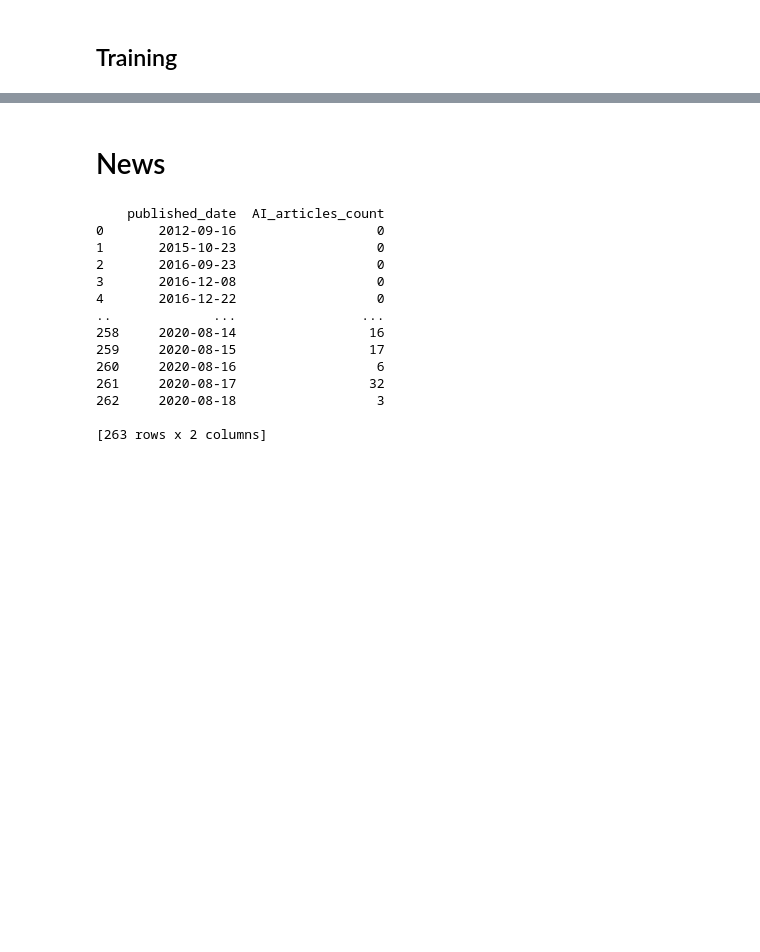
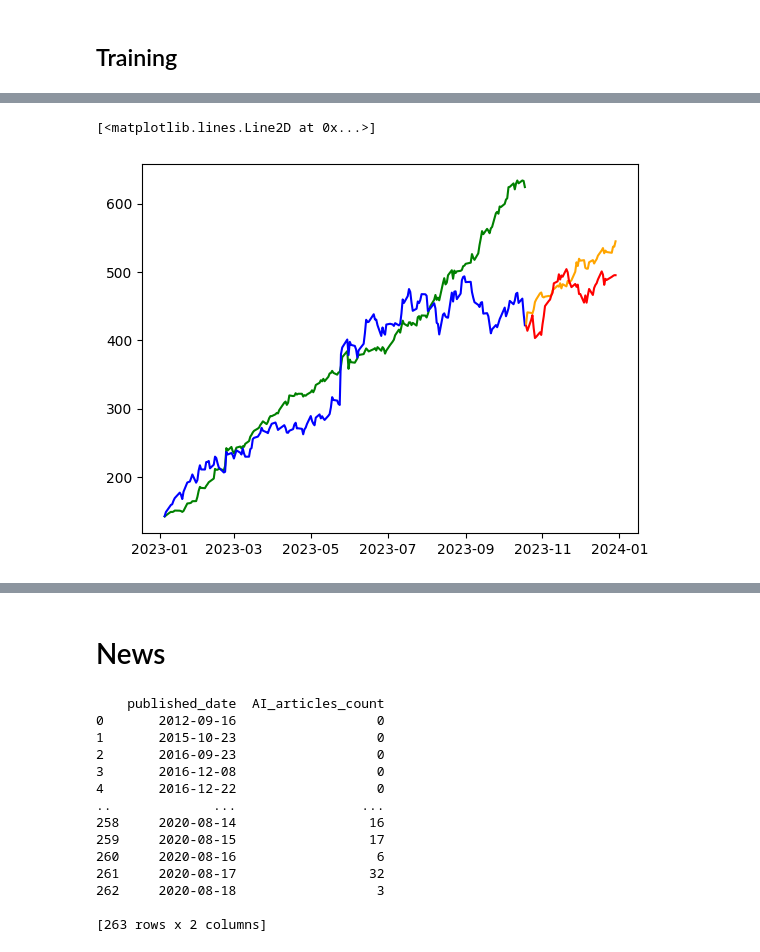
Before and after one commit to GustavLundberg1/LSTM-Neural-Network-for-Stock-Market-prediciton, a Jupyter notebook: main.ipynb, the cells around one changed output, grey strips where cells are left out. Drawn from its saved outputs; the diff is of its cells as text; code cells hidden in the pictures; blank space fills up the shorter version.

```diff
--- a/main.ipynb
+++ b/main.ipynb
@@ -605,3 +607,13 @@ plt.legend(['Validation Predictions', 'Validation Observations'])
+# %%
+plt.plot(dates_train, train_predictions, color='green')
+plt.plot(dates_train, real_observations, color='blue')
+
+# Plot the validation predictions and observations
+plt.plot(dates_val, val_predictions, color='orange')
+plt.plot(dates_val, real_observations_val, color='red')
+# %% [output]
+[<matplotlib.lines.Line2D at 0x...>]
+[figure, added]
 # %%
 from keras.models import load_model
 from keras.optimizers import Adam
```
Also changed, not shown: parts of 20 cells of this notebook, 1 other file.
